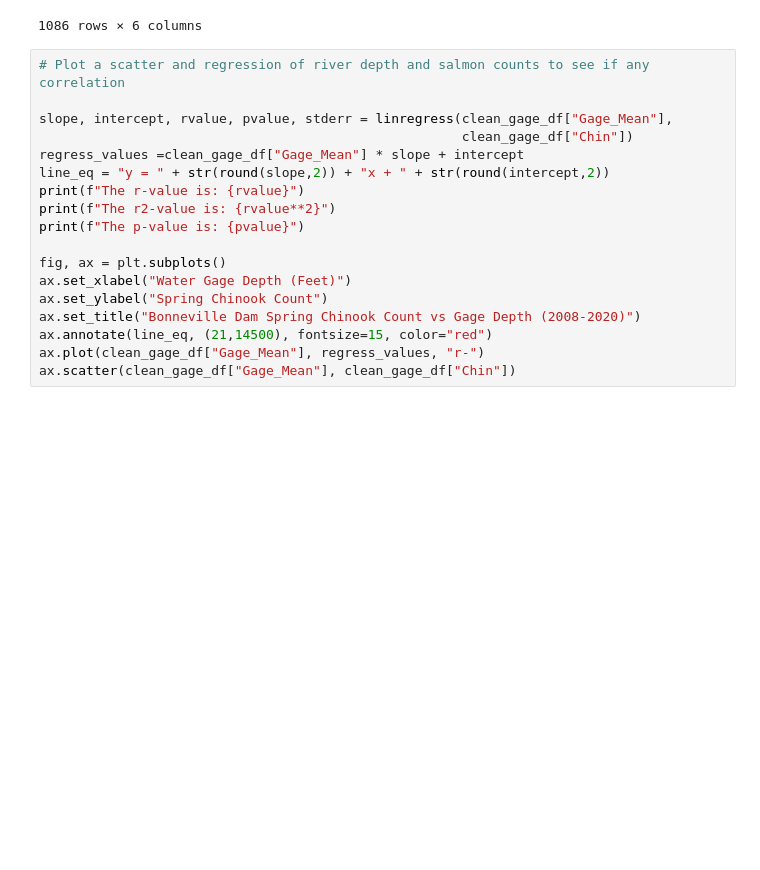
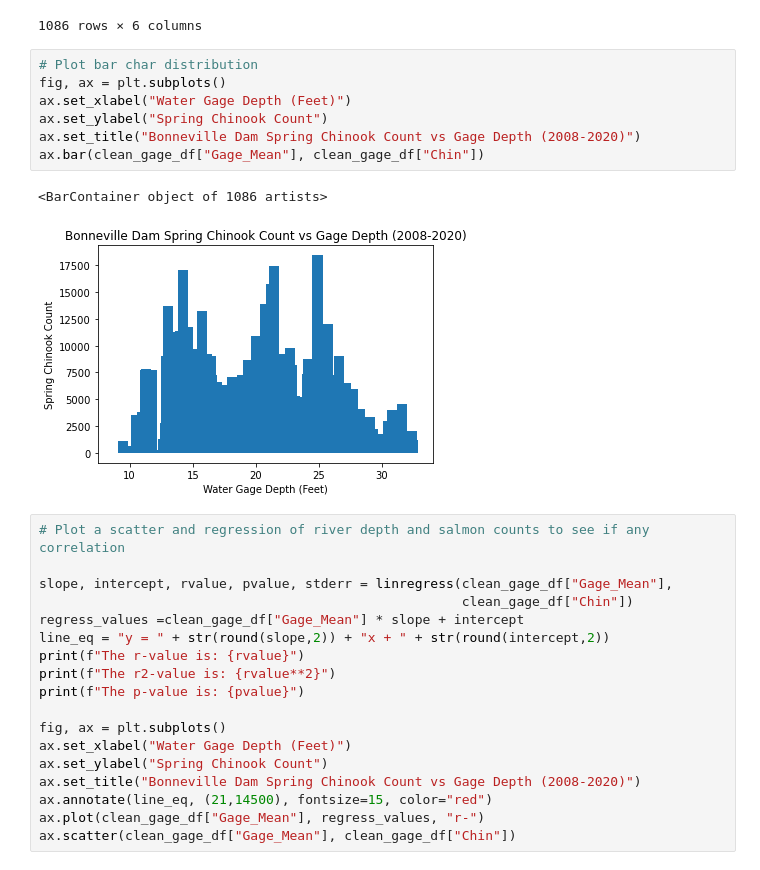
Before and after one commit to jayhjman/bootcamp-project1, a Jupyter notebook: Below-Bonneville-Visual-Daily.ipynb, the cells around one changed output. Cells and saved outputs as stored; diff of their text form; blank space fills up the shorter version.

Commit message:
added bar chart for distribution

```diff
--- a/Below-Bonneville-Visual-Daily.ipynb
+++ b/Below-Bonneville-Visual-Daily.ipynb
@@ -161,6 +161,16 @@ clean_gage_df
 | 1194 | Bonneville | 2020-05-30 | 1309 | USGS | 14128870 | 25.49 |
 | 1195 | Bonneville | 2020-05-31 | 1129 | USGS | 14128870 | 25.72 |
 1086 rows × 6 columns
+# %%
+# Plot bar char distribution
+fig, ax = plt.subplots()
+ax.set_xlabel("Water Gage Depth (Feet)")
+ax.set_ylabel("Spring Chinook Count")
+ax.set_title("Bonneville Dam Spring Chinook Count vs Gage Depth (2008-2020)")
+ax.bar(clean_gage_df["Gage_Mean"], clean_gage_df["Chin"])
+# %% [output]
+<BarContainer object of 1086 artists>
+[figure, added]
 # %%
 # Plot a scatter and regression of river depth and salmon counts to see if any correlation
 
```
Also changed, not shown: parts of 1 cell of this notebook.
